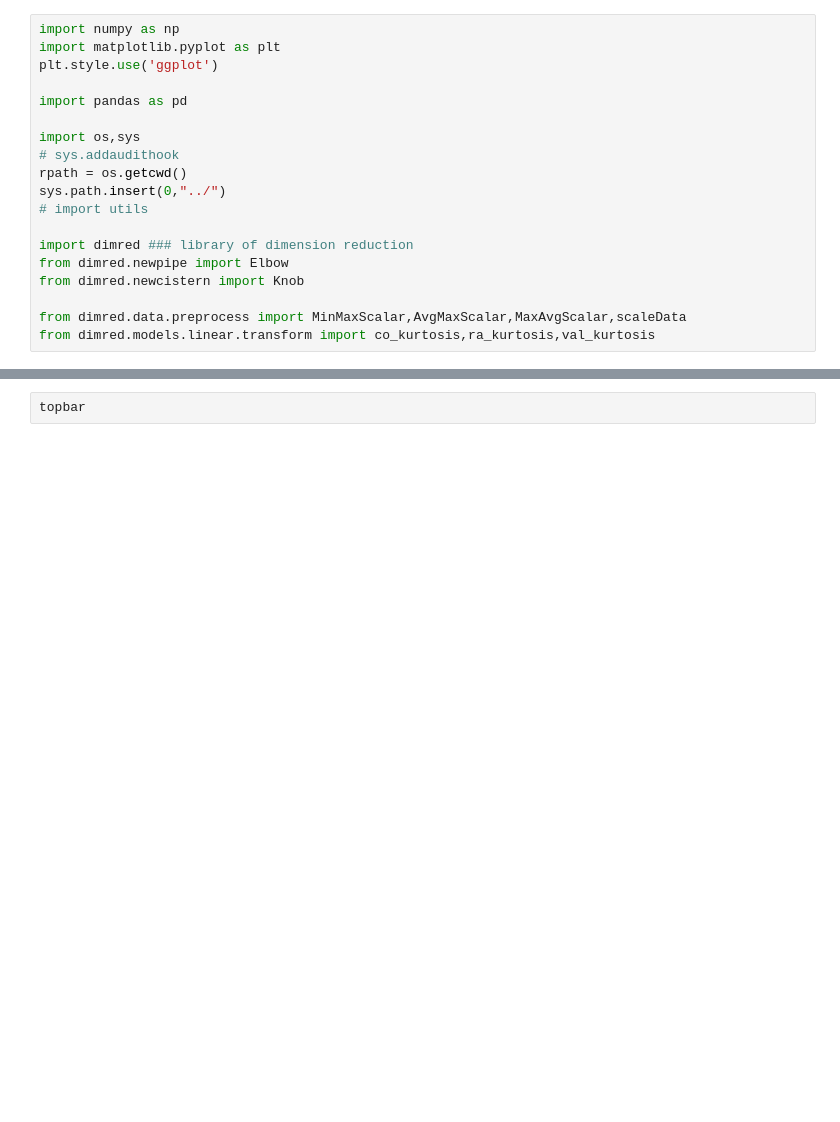
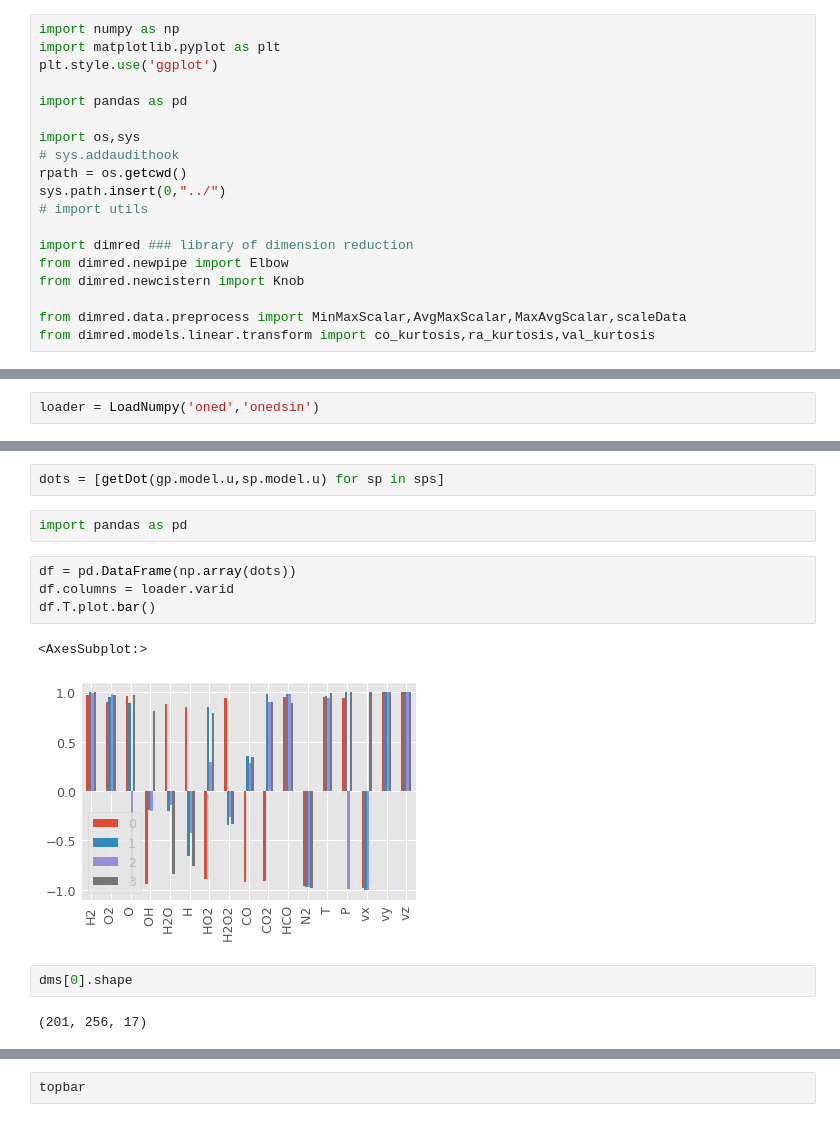
Before and after one commit to kulkarnisp/dim-red, a Jupyter notebook: examples/combust_data.ipynb, the cells around one changed output, grey strips where cells are left out. Drawn from its saved outputs; the diff is of its cells as text; blank space fills up the shorter version.

```diff
--- a/examples/combust_data.ipynb
+++ b/examples/combust_data.ipynb
@@ -21,0 +49,2 @@ from dimred.models.linear.transform import co_kurtosis,ra_kurtosis,val_kurtosis
+# %%
+loader = LoadNumpy('oned','onedsin')
@@ -22,3 +94,18 @@ from dimred.models.linear.transform import co_kurtosis,ra_kurtosis,val_kurtosis
+# %%
+dots = [getDot(gp.model.u,sp.model.u) for sp in sps]
+# %%
+import pandas as pd
+# %%
+df = pd.DataFrame(np.array(dots))
+df.columns = loader.varid
+df.T.plot.bar()
+# %% [output]
+<AxesSubplot:>
+[figure, added]
+# %%
+dms[0].shape
+# %% [output]
+(201, 256, 17)
 # %%
 rn = Elbow('ethane')
 rn.MyScalar = MinMaxScalar
```
Also changed, not shown: parts of 10 cells of this notebook, 19 other files.
